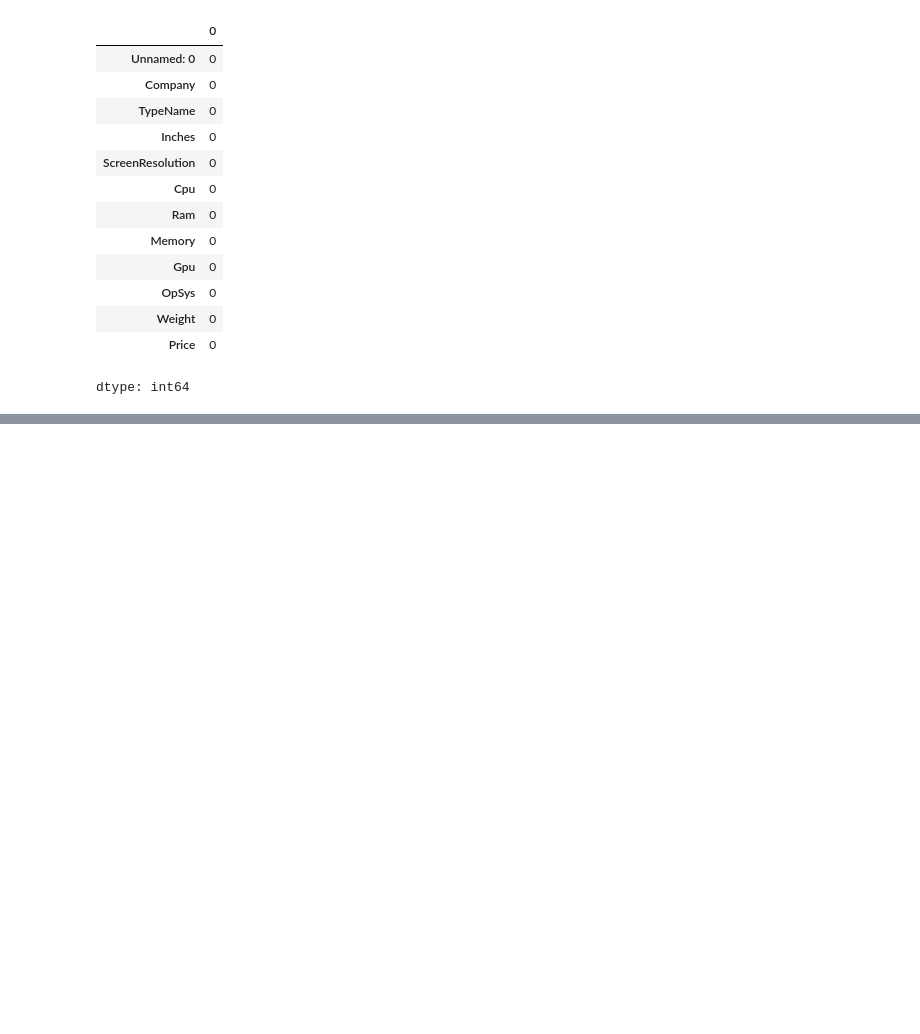
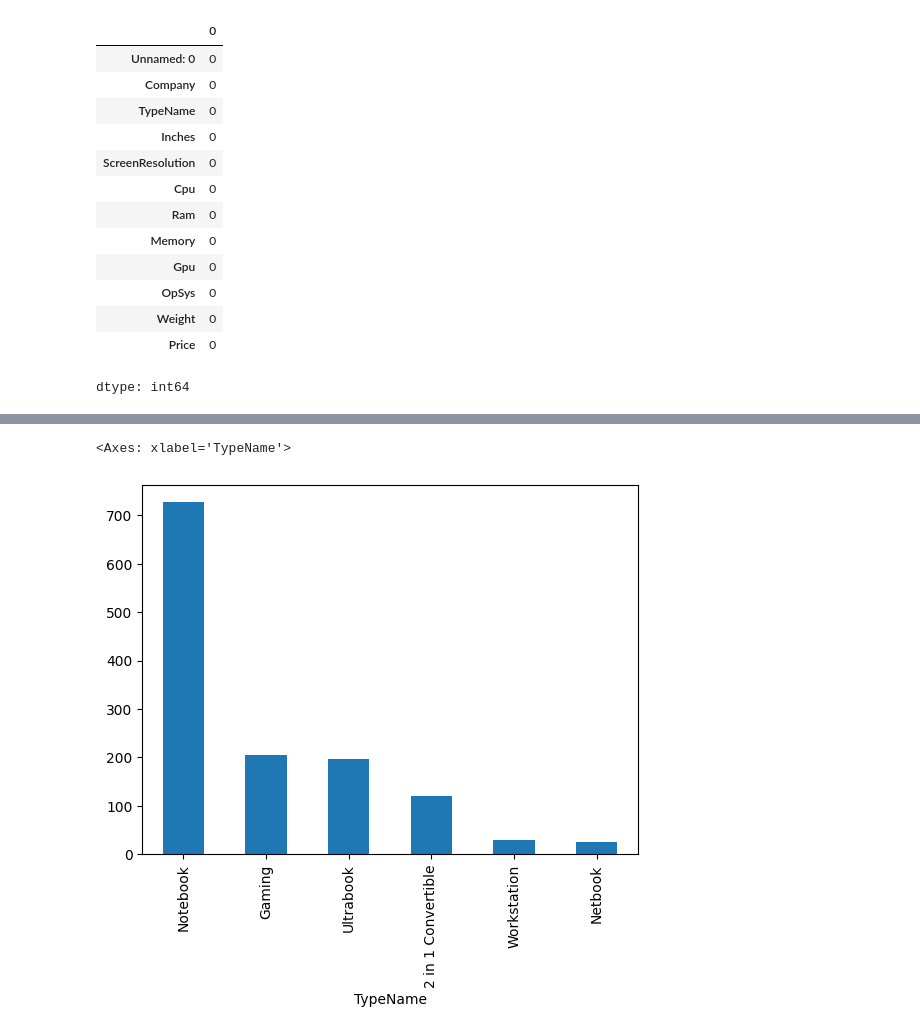
Before and after one commit to Bharatgaur/Laptop-Price-pridiction, a Jupyter notebook: Laptop_Price_pridiction.ipynb, the cells around one changed output, grey strips where cells are left out. Cells and saved outputs as stored; diff of their text form; code cells hidden in the pictures; blank space fills up the shorter version.

```diff
--- a/Laptop_Price_pridiction.ipynb
+++ b/Laptop_Price_pridiction.ipynb
@@ -112,0 +285,5 @@ dtype: int64
+# %%
+df['TypeName'].value_counts().plot(kind='bar')
+# %% [output]
+<Axes: xlabel='TypeName'>
+[figure, added]
```
Also changed, not shown: parts of 49 cells of this notebook.
